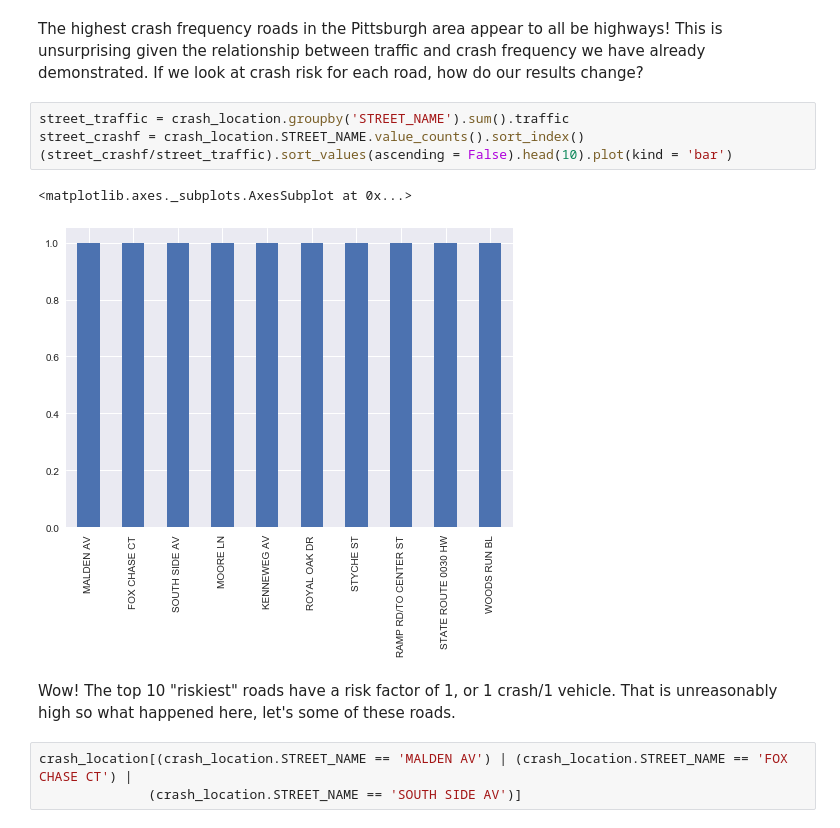
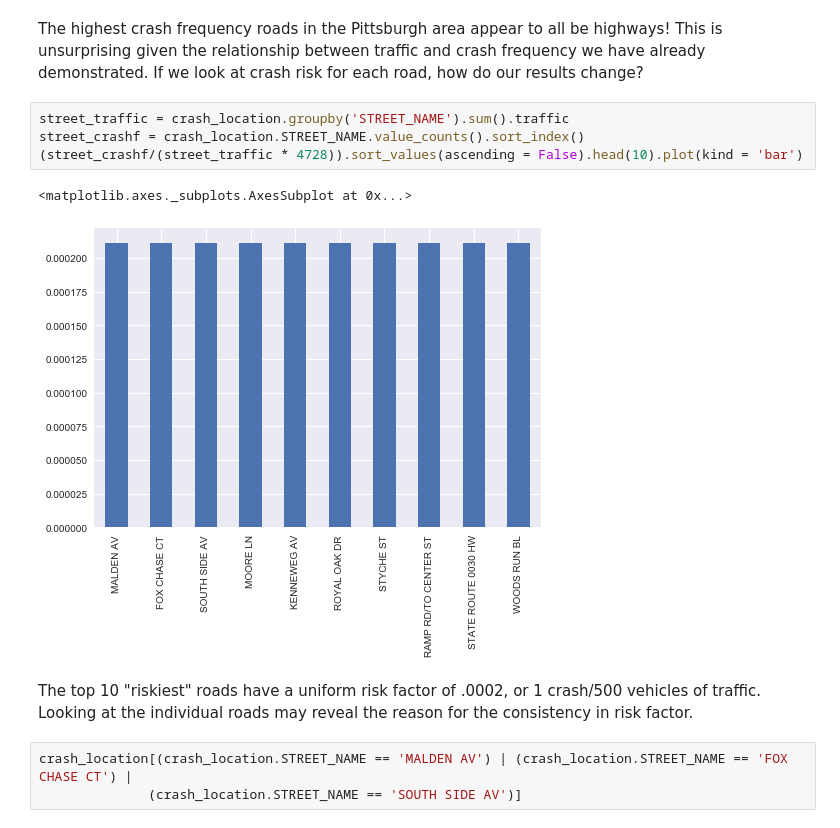
Before and after one commit to amgupta4/Springboard, a Jupyter notebook: Data Story.ipynb, the cells around one changed output. Saved outputs shown, nothing was run; the diff lists cells and outputs as text.

```diff
--- a/Data Story.ipynb
+++ b/Data Story.ipynb
@@ -78,12 +80,12 @@ The highest crash frequency roads in the Pittsburgh area appear to all be highwa
 # %%
 street_traffic = crash_location.groupby('STREET_NAME').sum().traffic
 street_crashf = crash_location.STREET_NAME.value_counts().sort_index()
-(street_crashf/street_traffic).sort_values(ascending = False).head(10).plot(kind = 'bar')
+(street_crashf/(street_traffic * 4728)).sort_values(ascending = False).head(10).plot(kind = 'bar')
 # %% [output]
 <matplotlib.axes._subplots.AxesSubplot at 0x...>
-[figure, old version]
+[figure, new version]
-# %% [markdown]
-Wow! The top 10 "riskiest" roads have a risk factor of 1, or 1 crash/1 vehicle. That is unreasonably high so what happened here, let's some of these roads.
+# %% [markdown]
+The top 10 "riskiest" roads have a uniform risk factor of .0002, or 1 crash/500 vehicles of traffic. Looking at the individual roads may reveal the reason for the consistency in risk factor.
 # %%
 crash_location[(crash_location.STREET_NAME == 'MALDEN AV') | (crash_location.STREET_NAME == 'FOX CHASE CT') |
               (crash_location.STREET_NAME == 'SOUTH SIDE AV')]
```
Also changed, not shown: parts of 29 cells of this notebook.
